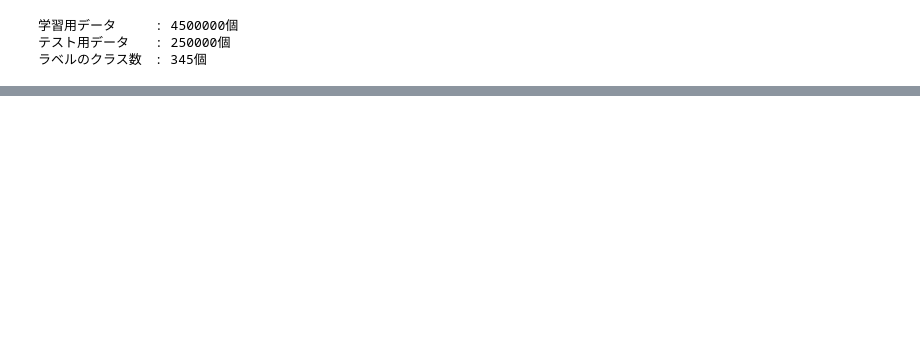
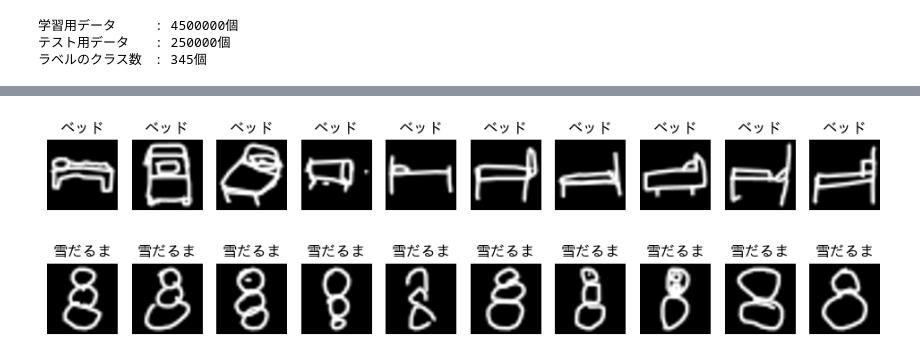
Before and after one commit to shimasan0118/ai-education-2024, a Jupyter notebook: day_1/手書きの絵を認識するゲームを作る.ipynb, the cells around one changed output, grey strips where cells are left out. Drawn from its saved outputs; the diff is of its cells as text; code cells hidden in the pictures; blank space fills up the shorter version.

```diff
--- a/day_1/手書きの絵を認識するゲームを作る.ipynb
+++ b/day_1/手書きの絵を認識するゲームを作る.ipynb
@@ -18,0 +82,14 @@ qd.show_random_images_and_labels(10)
+# %%
+# データセットを確認
+# 学習用データの最小データ数だった「ベッド」ラベルを確認
+class_label = 'ベッド'
+qd.show_random_images_and_labels(10, class_label=class_label)
+# %% [output]
+[figure, added]
+# %%
+# データセットを確認
+# 学習用データの最大データ数だった「雪だるま」ラベルを確認
+class_label = '雪だるま'
+qd.show_random_images_and_labels(10, class_label=class_label)
+# %% [output]
+[figure, added]
```
Also changed, not shown: parts of 35 cells of this notebook, 5 other files.
